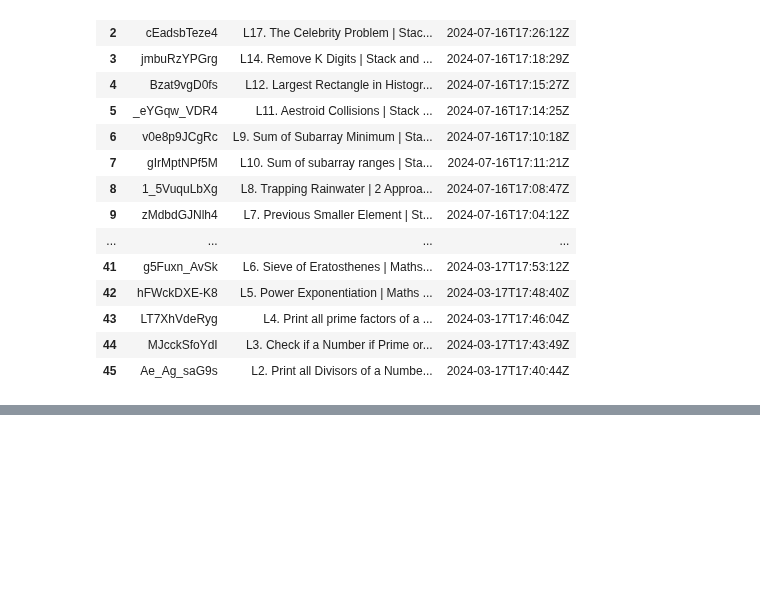
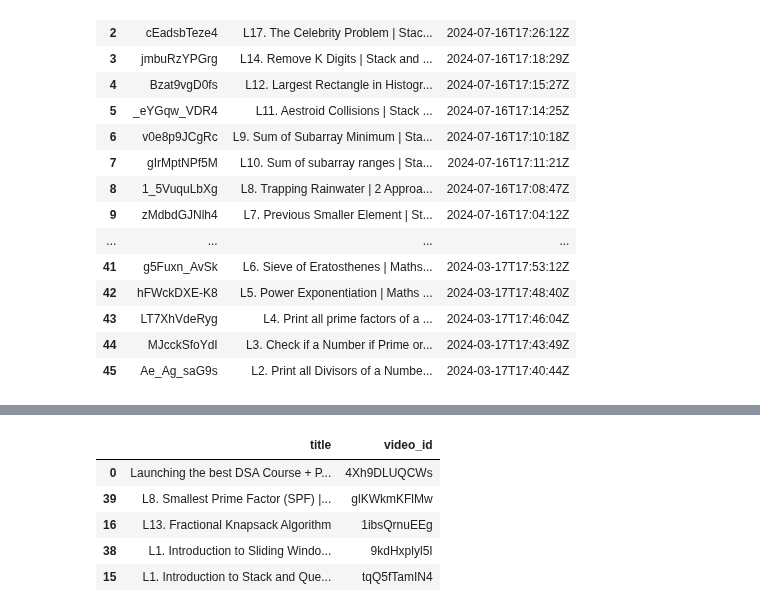
Before and after one commit to Joshika-Mentor/AI-Query-Tube, a Jupyter notebook: AI_QueryTubeipynb.ipynb, the cells around one changed output, grey strips where cells are left out. Cells and saved outputs as stored; diff of their text form; code cells hidden in the pictures; blank space fills up the shorter version.

```diff
--- a/AI_QueryTubeipynb.ipynb
+++ b/AI_QueryTubeipynb.ipynb
@@ -79,0 +92,18 @@ df
+# %%
+
+from youtube_transcript_api import YouTubeTranscriptApi
+
+transcripts = []
+for vid in df["video_id"]:
+    try:
+        transcript = YouTubeTranscriptApi.get_transcript(vid)
+        text = " ".join([t["text"] for t in transcript])
+        transcripts.append(text)
+    except:
+        transcripts.append(None)
+
+df["transcript"] = transcripts
+df.head()
+
+
+print(df)
@@ -79,0 +149,4 @@ df
+# %%
+model = SentenceTransformer("all-MiniLM-L6-v2")
+# %%
+df["text_for_embedding"] = df["title"] + " " + df["transcript"].fillna("")
@@ -79,0 +155,18 @@ df
+# %%
+df["embedding"] = df["text_for_embedding"].apply(lambda x: model.encode(x))
+# %%
+from sklearn.metrics.pairwise import cosine_similarity
+
+query = "DSA"
+query_embedding = model.encode(query)
+
+scores = cosine_similarity([query_embedding], list(df["embedding"]))
+top_idx = scores[0].argsort()[-5:][::-1]  # Top 5 results
+df.iloc[top_idx][["title","video_id"]]
+# %% [output]
+|  | title | video_id |
+| 0 | Launching the best DSA Course + P... | 4Xh9DLUQCWs |
+| 39 | L8. Smallest Prime Factor (SPF) |... | glKWkmKFlMw |
+| 16 | L13. Fractional Knapsack Algorithm | 1ibsQrnuEEg |
+| 38 | L1. Introduction to Sliding Windo... | 9kdHxplyl5I |
+| 15 | L1. Introduction to Stack and Que... | tqQ5fTamIN4 |
```
Also changed, not shown: parts of 5 cells of this notebook.
